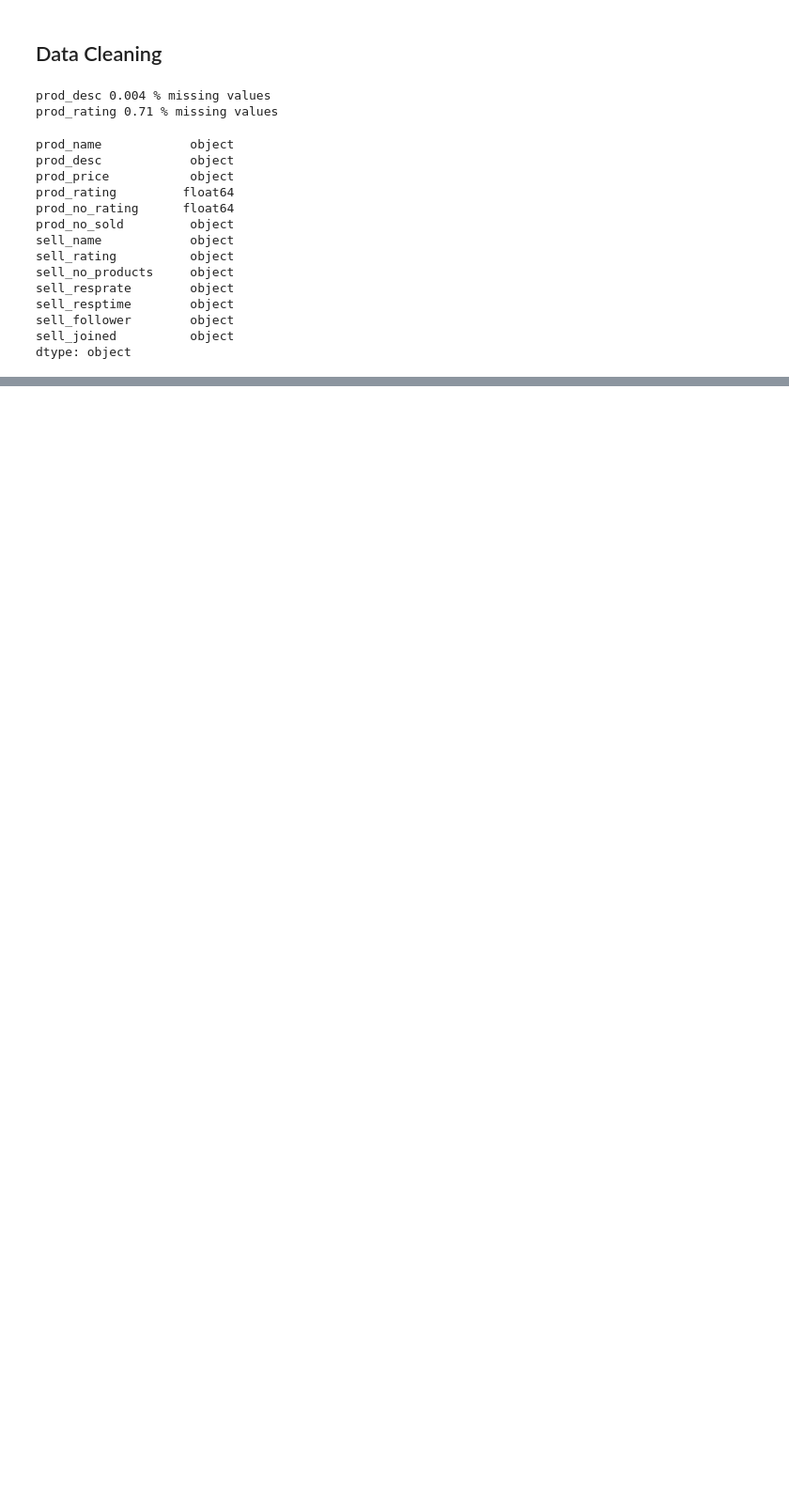
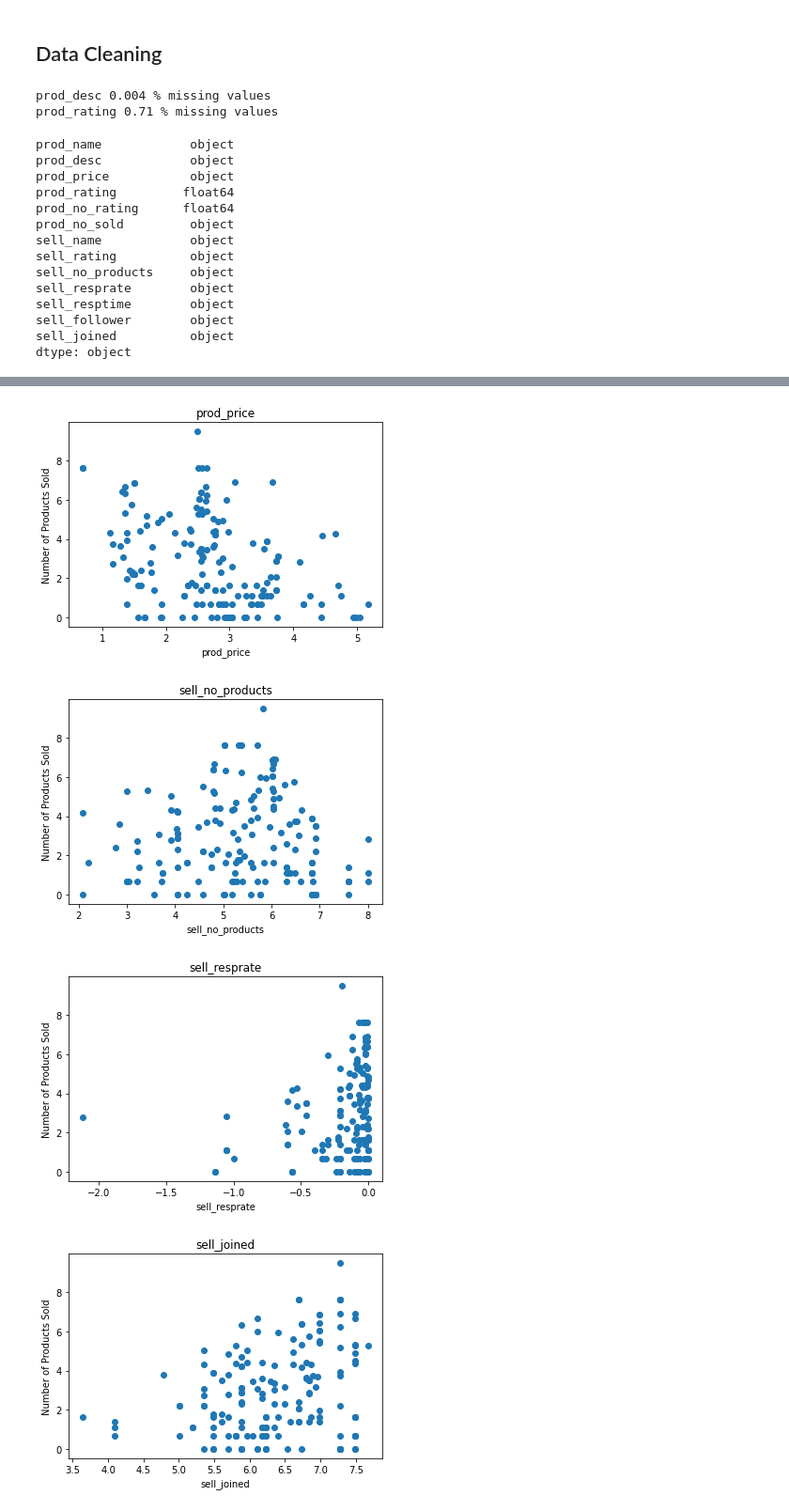
Before and after one commit to weihan7742/Ecommerce-Product-Web-Scrapping---Analysis, a Jupyter notebook: Analysis.ipynb, the cells around one changed output, grey strips where cells are left out. Shown: that part at 94% size. Drawn from its saved outputs; the diff is of its cells as text; code cells hidden in the pictures; blank space fills up the shorter version.

```diff
--- a/Analysis.ipynb
+++ b/Analysis.ipynb
@@ -126,0 +257,20 @@ df['prod_price'] = df['prod_price'].apply(lambda x: int(x.split('-')[0])
+# %%
+# Use Logarithmic transformation to make data more interpretable
+
+for feature in continuous_features:
+    data=df.copy()
+    if 0 in data[feature].unique():
+        pass
+    else:
+        data[feature]=np.log(data[feature])
+        data['prod_no_sold']=np.log(data['prod_no_sold'])
+        plt.scatter(data[feature],data['prod_no_sold'])
+        plt.xlabel(feature)
+        plt.ylabel('Number of Products Sold')
+        plt.title(feature)
+        plt.show()
+# %% [output]
+[figure, added]
+[figure, added]
+[figure, added]
+[figure, added]
```
Also changed, not shown: parts of 32 cells of this notebook, 1 other file.
